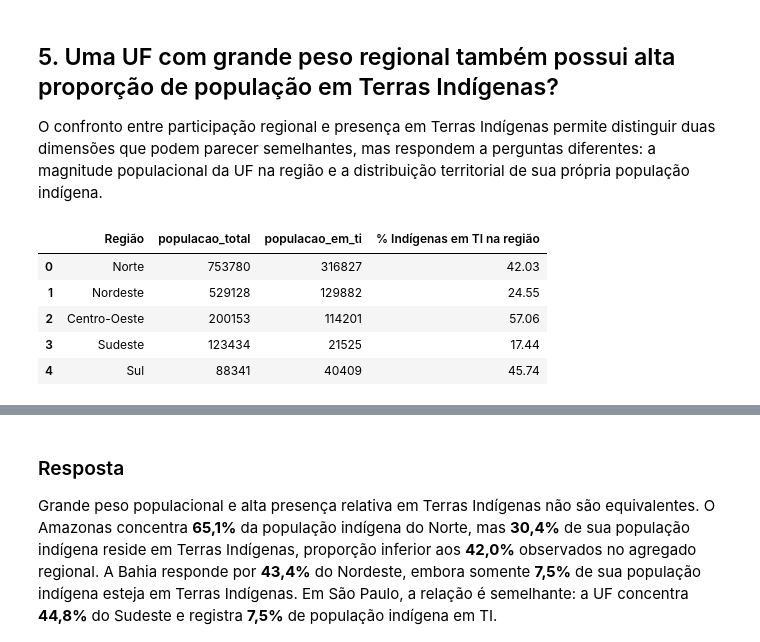
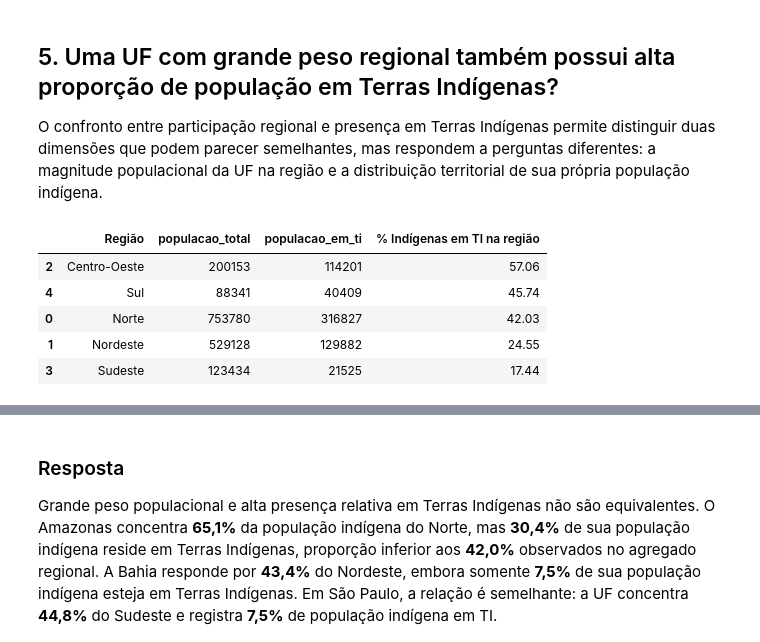
Before and after one commit to LUCASDNORONHA/exploracao-dados-indigenas-2010-2022, a Jupyter notebook: notebooks/04_state_profile/04_state_profile.ipynb, the cells around one changed output, grey strips where cells are left out. Saved outputs shown, nothing was run; the diff lists cells and outputs as text; code cells hidden in the pictures.

```diff
--- a/notebooks/04_state_profile/04_state_profile.ipynb
+++ b/notebooks/04_state_profile/04_state_profile.ipynb
@@ -326,38 +335,38 @@ O confronto entre participação regional e presença em Terras Indígenas permi
 # %%
 referencia_ti_regional = (
     df_perfil.groupby("Região", observed=True, as_index=False)
     .agg(
         populacao_total=("Indígenas 2022 Total", "sum"),
         populacao_em_ti=("Indígenas 2022 TI Total", "sum"),
     )
 )
 
 referencia_ti_regional["% Indígenas em TI na região"] = (
     referencia_ti_regional["populacao_em_ti"]
     .div(referencia_ti_regional["populacao_total"])
     .mul(100)
 )
 
 mapa_referencia_ti = referencia_ti_regional.set_index("Região")[
     "% Indígenas em TI na região"
 ].to_dict()
 
 df_perfil["Referência regional em TI (%)"] = (
     df_perfil["Região"].astype(str).map(mapa_referencia_ti)
 )
 df_perfil["Diferença da referência regional em TI (p.p.)"] = (
     df_perfil["% Indígenas 2022 em TI"]
     - df_perfil["Referência regional em TI (%)"]
 )
 
-referencia_ti_regional
+referencia_ti_regional.sort_values("% Indígenas em TI na região", ascending=False)
 # %% [output]
 |  | Região | populacao_total | populacao_em_ti | % Indígenas em TI na região |
+| 2 | Centro-Oeste | 200153 | 114201 | 57.06 |
+| 4 | Sul | 88341 | 40409 | 45.74 |
 | 0 | Norte | 753780 | 316827 | 42.03 |
 | 1 | Nordeste | 529128 | 129882 | 24.55 |
-| 2 | Centro-Oeste | 200153 | 114201 | 57.06 |
 | 3 | Sudeste | 123434 | 21525 | 17.44 |
-| 4 | Sul | 88341 | 40409 | 45.74 |
 # %%
 contrastes_peso_ti = (
     df_perfil[
```
Also changed, not shown: parts of 4 cells of this notebook, 5 other files.
